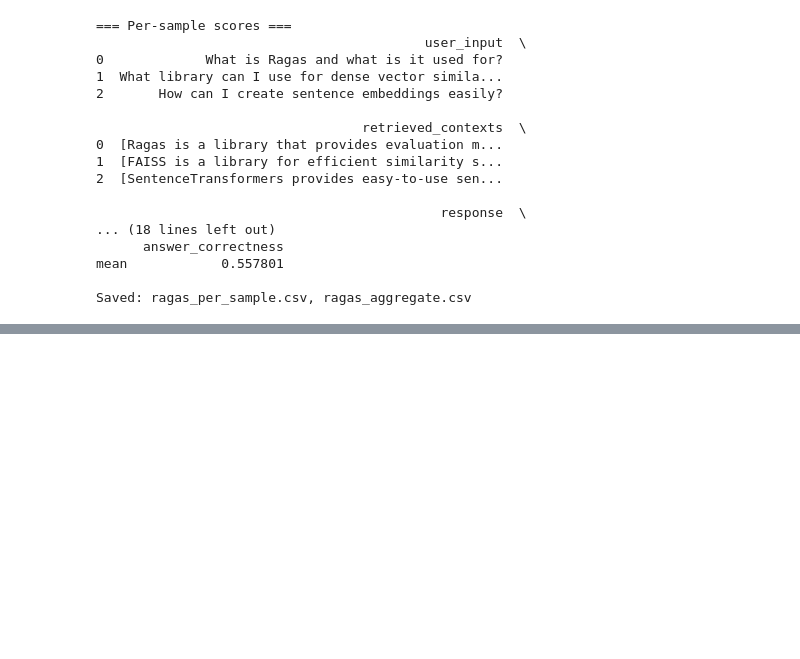
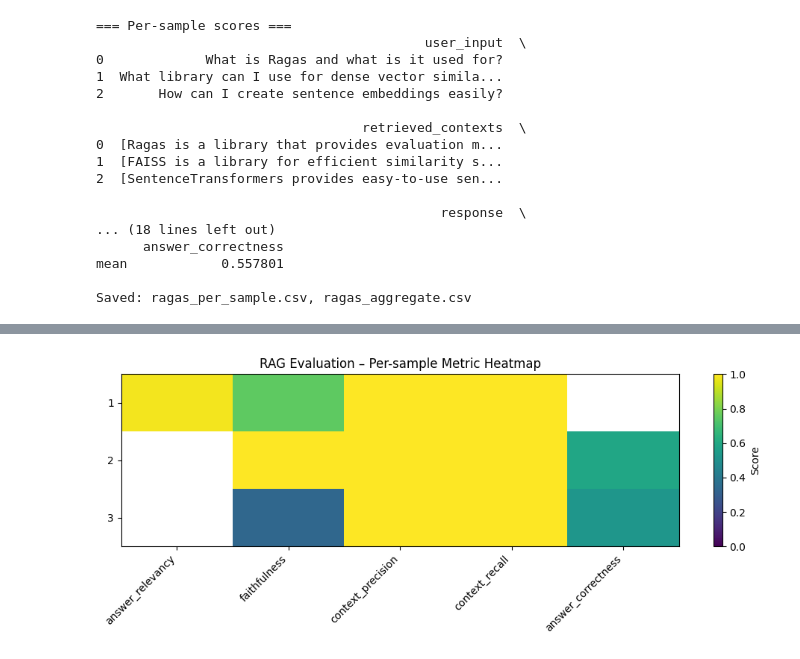
Before and after one commit to shilpathota/AI_ML, a Jupyter notebook: Ragas.ipynb, the cells around one changed output, grey strips where cells are left out. Saved outputs shown, nothing was run; the diff lists cells and outputs as text; code cells hidden in the pictures; blank space fills up the shorter version.

```diff
--- a/Ragas.ipynb
+++ b/Ragas.ipynb
@@ -298,0 +330,15 @@ Saved: ragas_per_sample.csv, ragas_aggregate.csv
+# %%
+import numpy as np
+import matplotlib.pyplot as plt
+
+metric_cols = df.select_dtypes(include=["number"]).columns
+mat = df[metric_cols].to_numpy()
+plt.figure(figsize=(10, max(4, 0.35*len(df))))
+plt.imshow(mat, aspect="auto", vmin=0, vmax=1)
+plt.colorbar(label="Score")
+plt.yticks(range(len(df)), range(1, len(df)+1))
+plt.xticks(range(len(metric_cols)), metric_cols, rotation=45, ha="right")
+plt.title("RAG Evaluation – Per-sample Metric Heatmap")
+plt.tight_layout(); plt.show()
+# %% [output]
+[figure, added]
```
Also changed, not shown: parts of 4 cells of this notebook.
